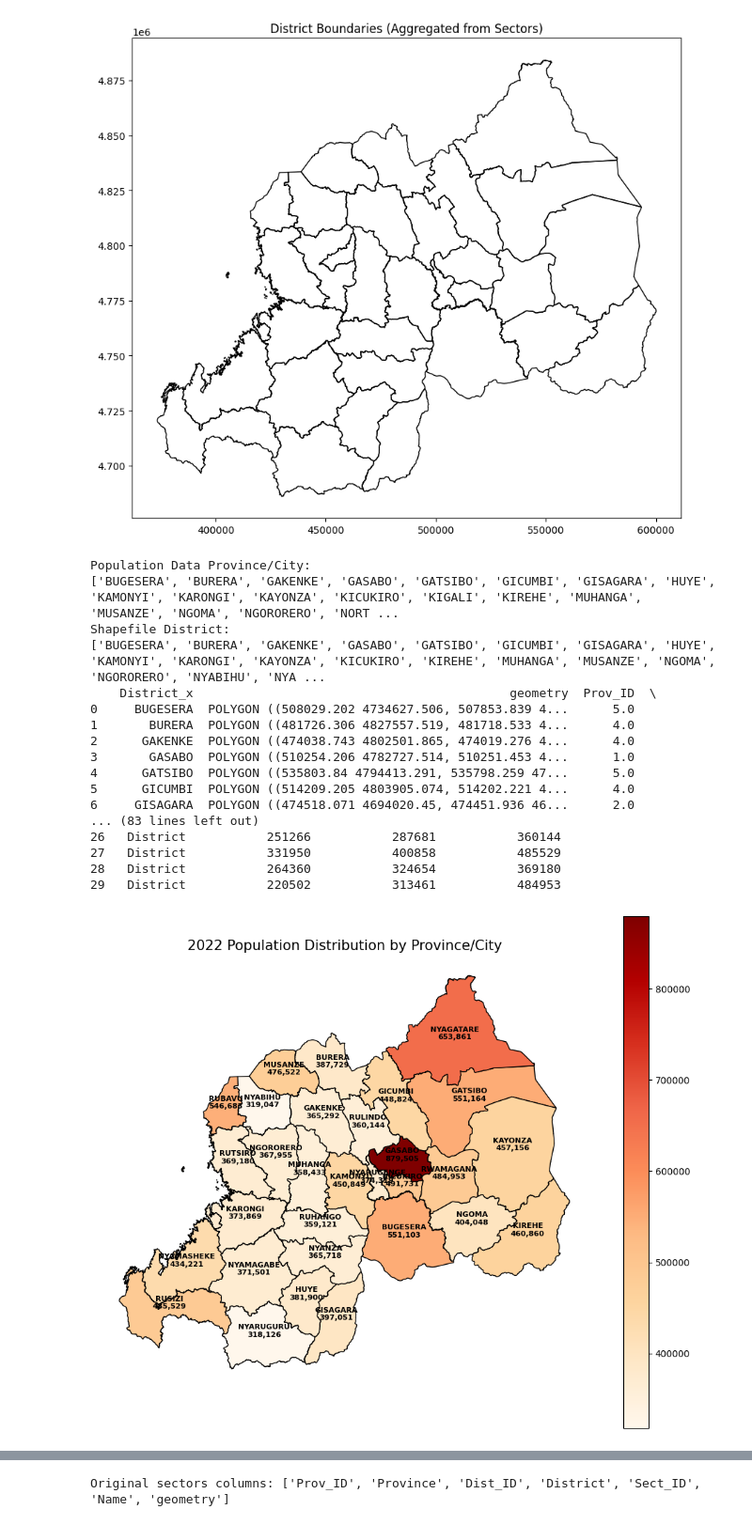
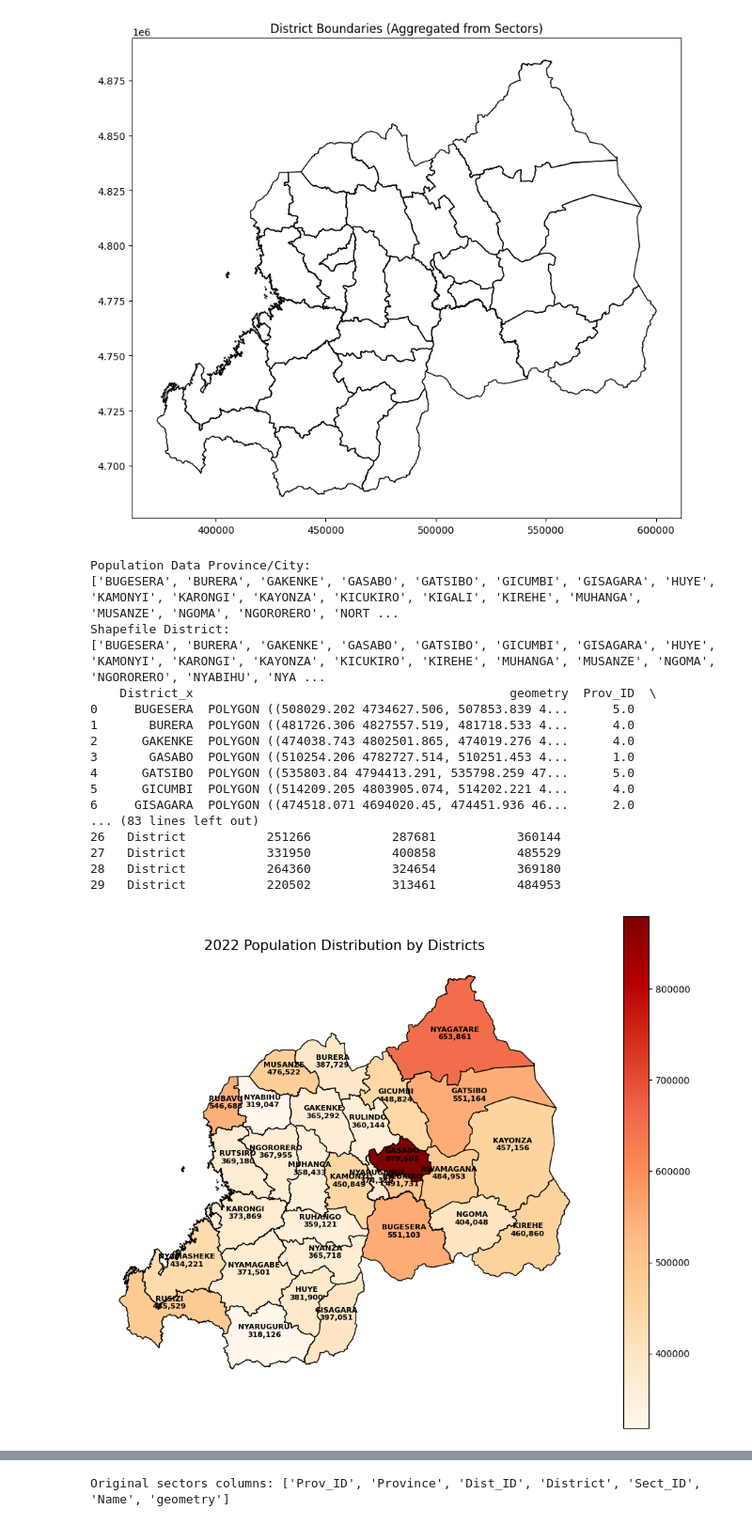
Before and after one commit to FonyaBrandone/MBDA_Research, a Jupyter notebook: dataAnalysis.ipynb, the cells around one changed output, grey strips where cells are left out. Shown at 94% size. Saved outputs shown, nothing was run; the diff lists cells and outputs as text; code cells hidden in the pictures.

```diff
--- a/dataAnalysis.ipynb
+++ b/dataAnalysis.ipynb
@@ -134,33 +134,33 @@ for idx, row in merged.iterrows():
     label = f"{district_name}\n{pop_value:,}"
     ax.annotate(label, xy=(centroid.x, centroid.y),
                 horizontalalignment='center', fontsize=8,
                 fontweight='bold', color='black')
-ax.set_title("2022 Population Distribution by Province/City", fontsize=15)
+ax.set_title("2022 Population Distribution by Districts", fontsize=15)
 ax.axis('off')
 plt.show()
 
 
 fig, ax = plt.subplots(1, 1, figsize=(12, 10))
 merged.plot(column='2022 Population', ax=ax, legend=True, cmap='OrRd', edgecolor='black')
-ax.set_title("2022 Population Distribution by Province/City", fontsize=15)
+ax.set_title("2022 Population Distribution by Districts", fontsize=15)
 ax.axis('off')
 plt.show()
 # %% [output]
 Population Data Province/City:
 ['BUGESERA', 'BURERA', 'GAKENKE', 'GASABO', 'GATSIBO', 'GICUMBI', 'GISAGARA', 'HUYE', 'KAMONYI', 'KARONGI', 'KAYONZA', 'KICUKIRO', 'KIGALI', 'KIREHE', 'MUHANGA', 'MUSANZE', 'NGOMA', 'NGORORERO', 'NORT ...
 Shapefile District:
 ['BUGESERA', 'BURERA', 'GAKENKE', 'GASABO', 'GATSIBO', 'GICUMBI', 'GISAGARA', 'HUYE', 'KAMONYI', 'KARONGI', 'KAYONZA', 'KICUKIRO', 'KIREHE', 'MUHANGA', 'MUSANZE', 'NGOMA', 'NGORORERO', 'NYABIHU', 'NYA ...
     District_x                                           geometry  Prov_ID  \
 0     BUGESERA  POLYGON ((508029.202 4734627.506, 507853.839 4...      5.0
 1       BURERA  POLYGON ((481726.306 4827557.519, 481718.533 4...      4.0
 2      GAKENKE  POLYGON ((474038.743 4802501.865, 474019.276 4...      4.0
 3       GASABO  POLYGON ((510254.206 4782727.514, 510251.453 4...      1.0
 4      GATSIBO  POLYGON ((535803.84 4794413.291, 535798.259 47...      5.0
 5      GICUMBI  POLYGON ((514209.205 4803905.074, 514202.221 4...      4.0
 6     GISAGARA  POLYGON ((474518.071 4694020.45, 474451.936 46...      2.0
 ... (83 lines left out)
 26   District           251266           287681           360144
 27   District           331950           400858           485529
 28   District           264360           324654           369180
 29   District           220502           313461           484953
-[figure, old version]
+[figure, new version]
```
Also changed, not shown: parts of 1 cell of this notebook.
